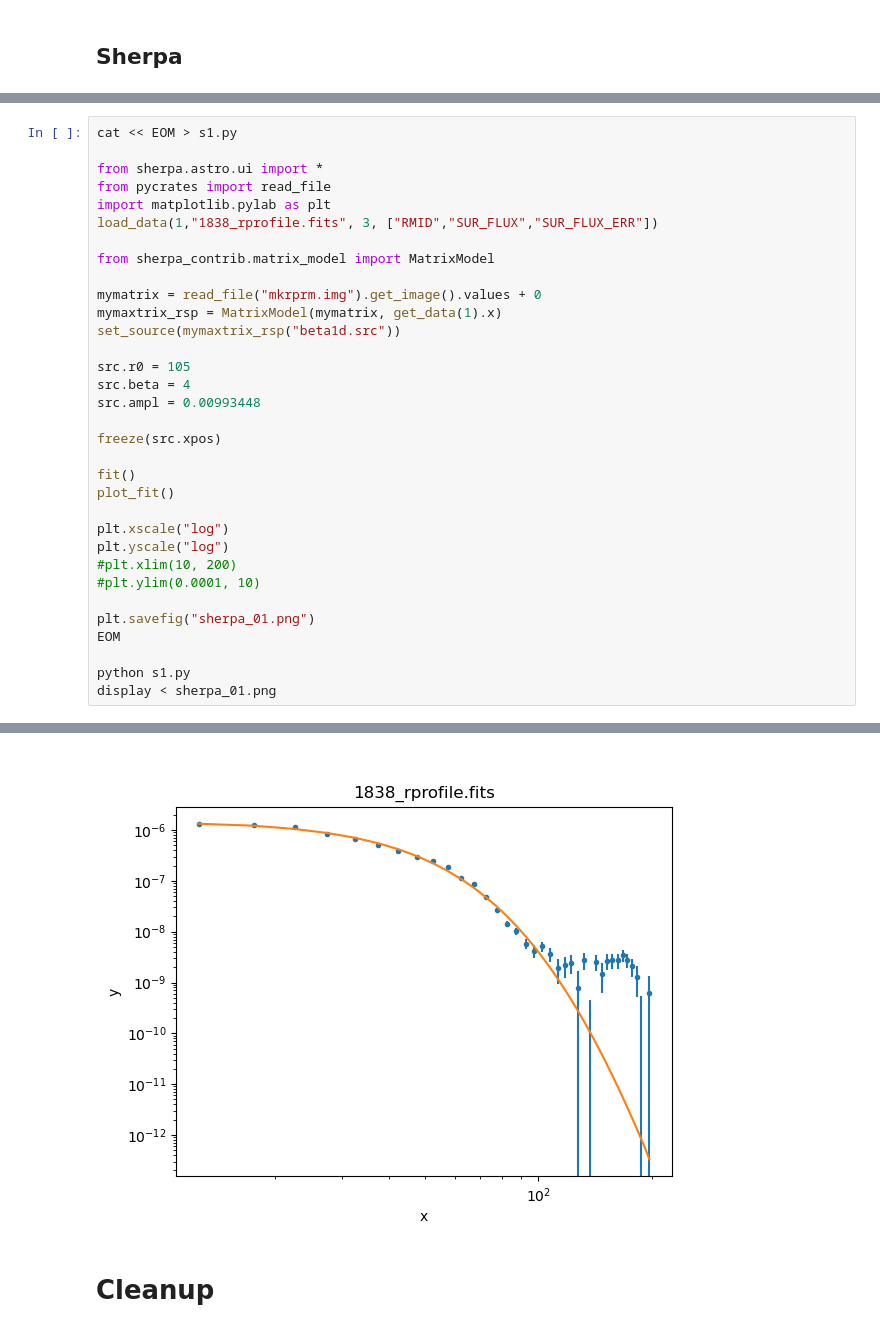
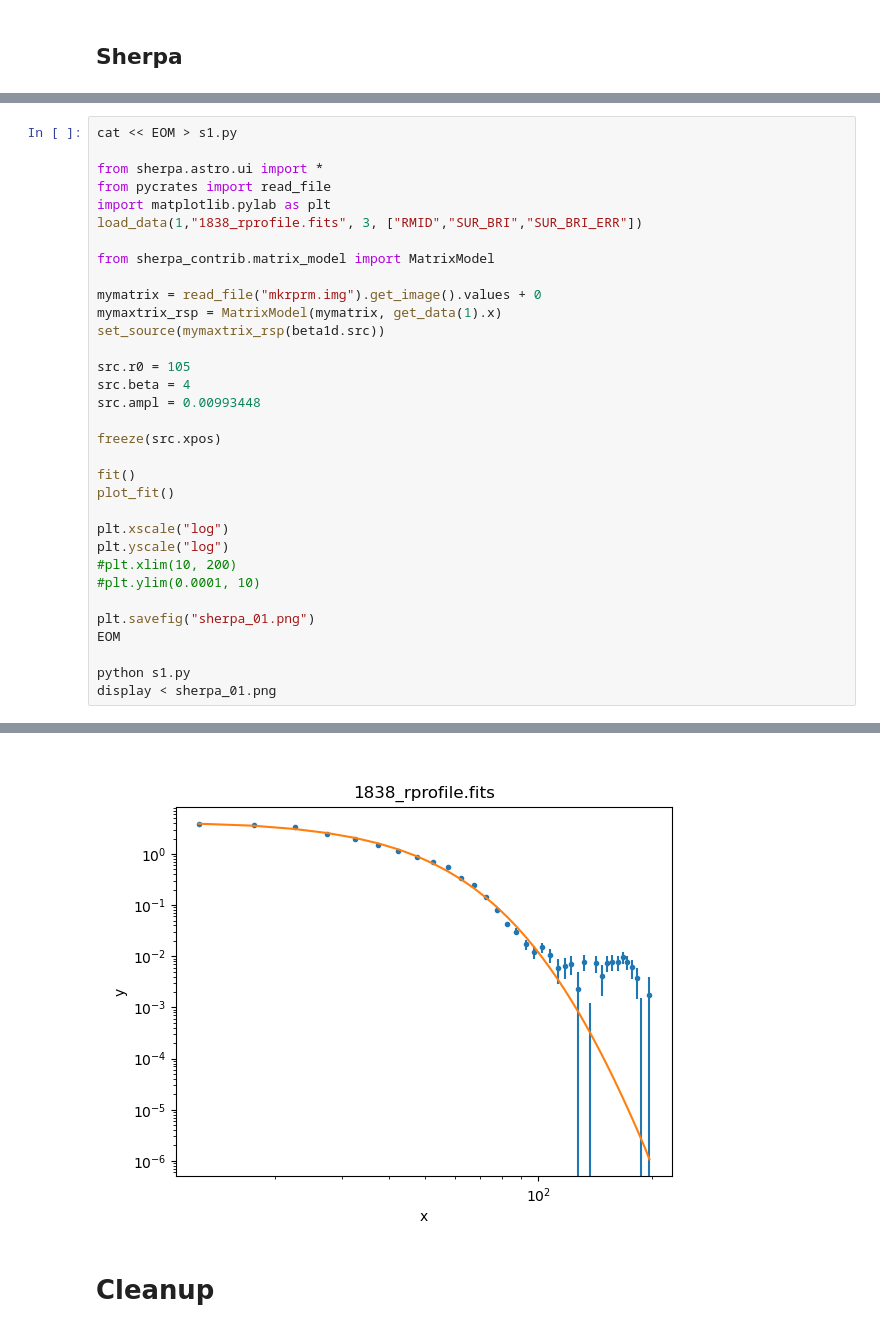
Before and after one commit to cxcsds/ciao-threads, a Jupyter notebook: radial_profile.ipynb, the cells around one changed output, grey strips where cells are left out. Cells and saved outputs as stored; diff of their text form.

```diff
--- a/radial_profile.ipynb
+++ b/radial_profile.ipynb
@@ -355,13 +355,13 @@ cat << EOM > s1.py
 from sherpa.astro.ui import *
 from pycrates import read_file
 import matplotlib.pylab as plt
-load_data(1,"1838_rprofile.fits", 3, ["RMID","SUR_FLUX","SUR_FLUX_ERR"])
+load_data(1,"1838_rprofile.fits", 3, ["RMID","SUR_BRI","SUR_BRI_ERR"])
 
 from sherpa_contrib.matrix_model import MatrixModel
 
 mymatrix = read_file("mkrprm.img").get_image().values + 0
 mymaxtrix_rsp = MatrixModel(mymatrix, get_data(1).x)
-set_source(mymaxtrix_rsp("beta1d.src"))
+set_source(mymaxtrix_rsp(beta1d.src))
 
 src.r0 = 105
 src.beta = 4
@@ -400,4 +400,4 @@ Qt: Session management error: None of the authentication protocols specified are
-[figure, old version]
+[figure, new version]
 # %% [markdown]
 # Cleanup
 # %%
```
Also changed, not shown: parts of 12 cells of this notebook.
